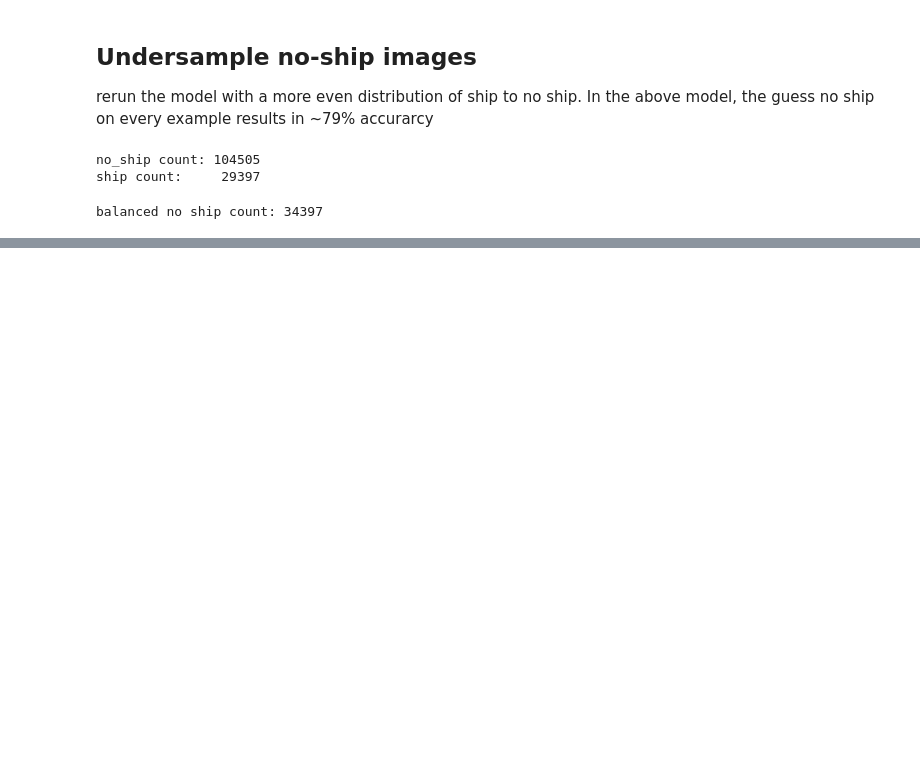
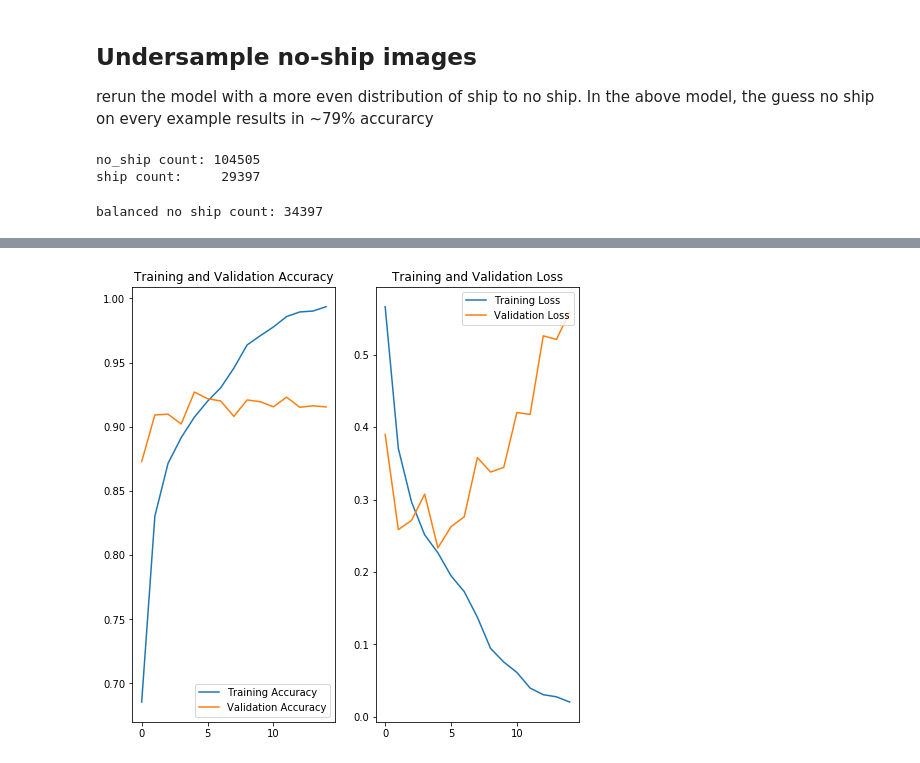
Before and after one commit to blainerothrock/airbus-ship-detection, a Jupyter notebook: binary_classification.ipynb, the cells around one changed output, grey strips where cells are left out. Cells and saved outputs as stored; diff of their text form; code cells hidden in the pictures; blank space fills up the shorter version.

Commit message:
binary classification report

```diff
--- a/binary_classification.ipynb
+++ b/binary_classification.ipynb
@@ -285,8 +283,42 @@ balanced_model = Sequential([
     Dense(1)
 ])
 
+optimizer = tf.keras.optimizers.Adam(
+    learning_rate=10e-4,
+    beta_1=0.9,
+    beta_2=0.999,
+    epsilon=1e-07,
+    name='Adam'
+)
+
+reduceLROnPlateautf = tf.keras.callbacks.ReduceLROnPlateau(
+    monitor='val_accuracy',
+    factor=0.5,
+    patience=3,
+    verbose=1,
+    mode='auto',
+    min_delta=0.0001,
+    cooldown=0,
+    min_lr=0
+)
+
+earlyStop = tf.keras.callbacks.EarlyStopping(
+    monitor="val_accuracy",
+    patience=10
+)
+
 balanced_model.compile(
-    optimizer='adam',
+    optimizer=optimizer,
     loss=tf.keras.losses.BinaryCrossentropy(from_logits=True),
     metrics=['accuracy']
 )
+
+balanced_train_data_gen = train_image_generator.flow_from_dataframe(
+    balanced_train_df,
+    directory=train_image_dir,
+    x_col='ImageId',
+    y_col='class',
+    target_size=params.image_size,
+    class_mode='binary',
+    shuffle=True
+)
@@ -307,7 +329,7 @@ balanced_history = balanced_model.fit(
     balanced_train_data_gen,
     steps_per_epoch=train_df.shape[0] // params.batch_size,
     epochs=100,
-    callbacks=[checkpoint, overfit, tensorboard],
+    callbacks=[checkpoint, earlyStop, reduceLROnPlateautf, tensorboard],
     validation_data=valid_data_gen,
     validation_steps=valid_df.shape[0] // params.batch_size
 )
@@ -324,0 +350,4 @@ Epoch 1/100
+# %%
+plot_accurary_and_loss(balanced_history, 'balanced_train_w_momentum')
+# %% [output]
+[figure, added]
```
Also changed, not shown: parts of 16 cells of this notebook, 11 other files.
